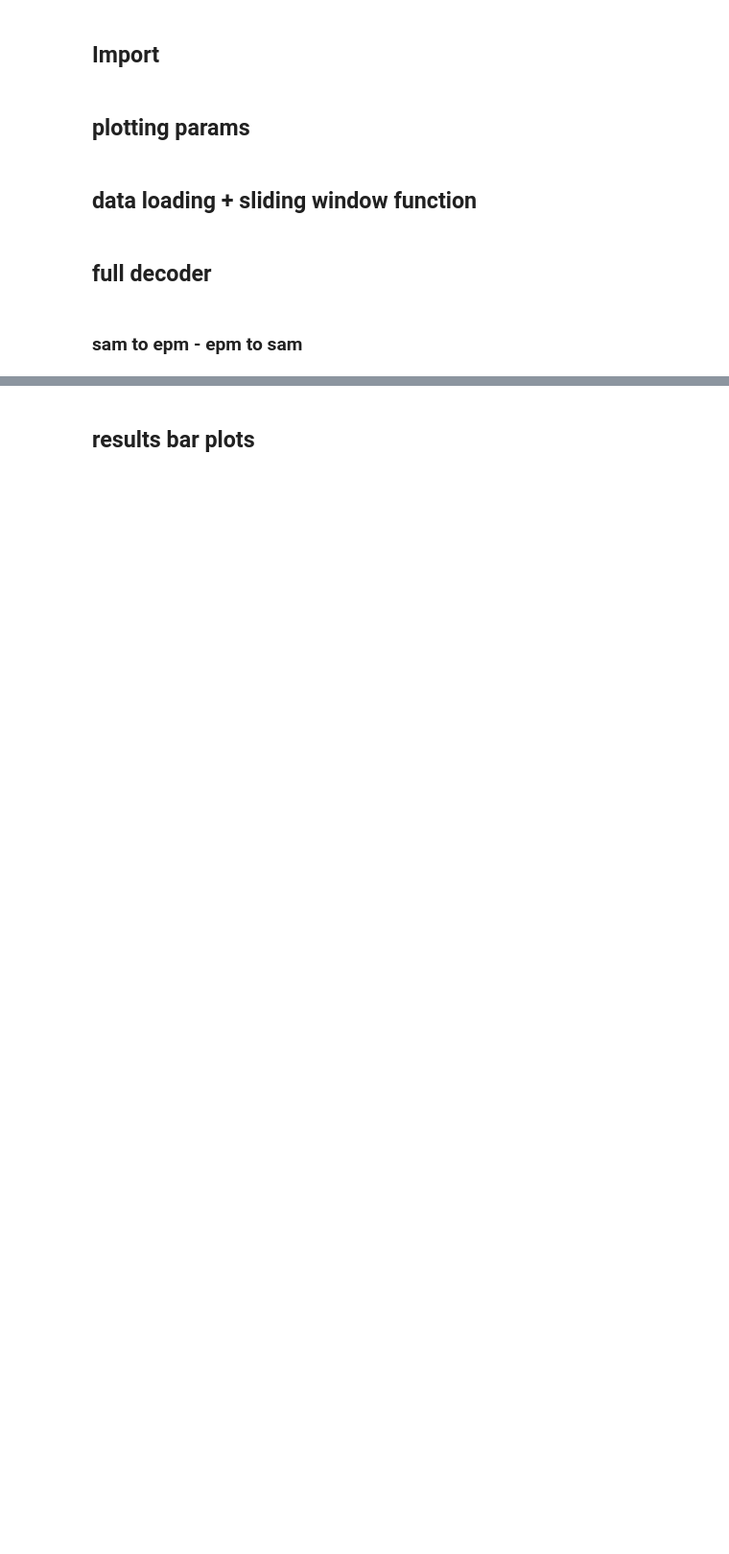
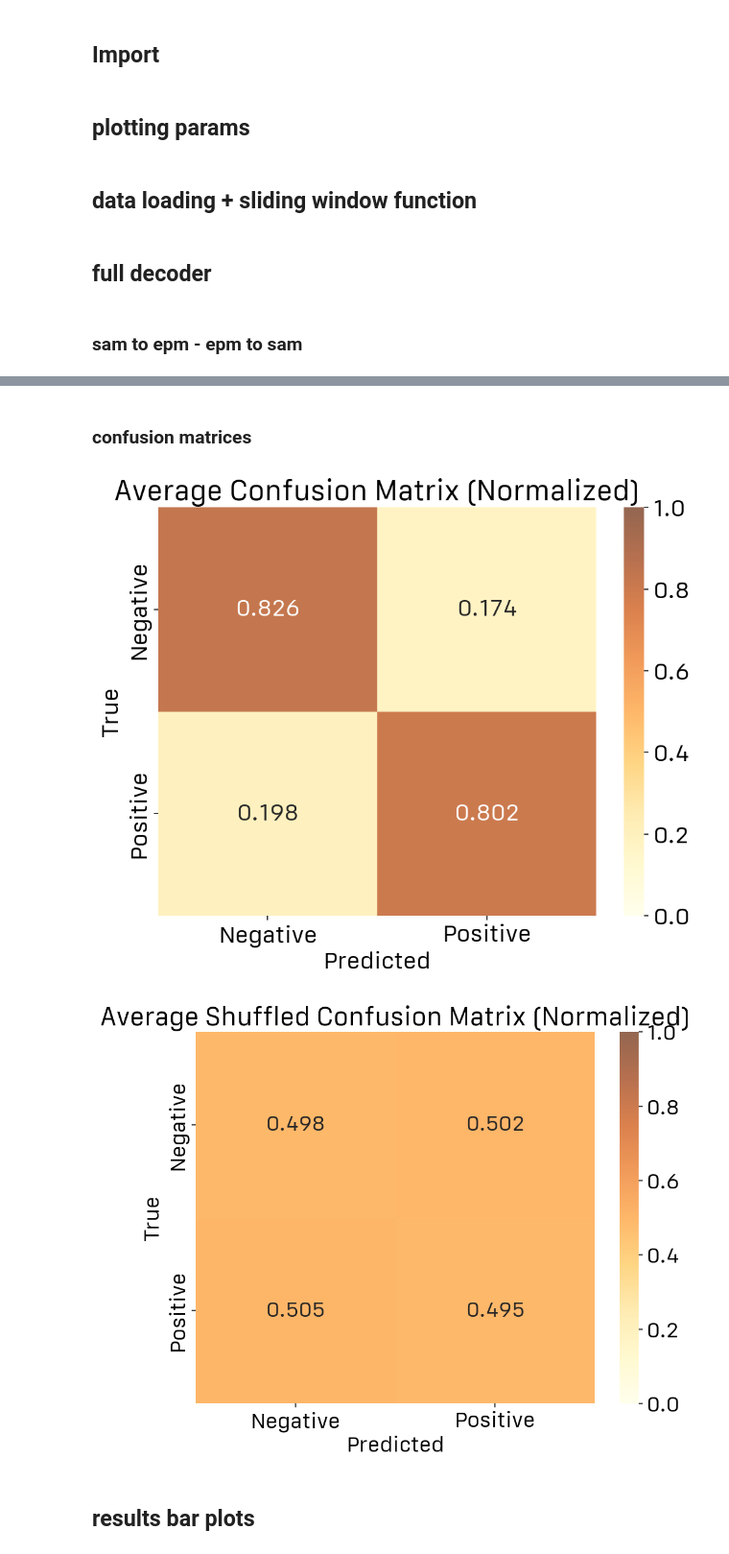
Before and after one commit to Ossamaghenissa/anxiety-astroBLA-paper, a Jupyter notebook: anxiety_decoder_astro.ipynb, the cells around one changed output, grey strips where cells are left out. Shown at 96% size. Cells and saved outputs as stored; diff of their text form; code cells hidden in the pictures; blank space fills up the shorter version.

```diff
--- a/anxiety_decoder_astro.ipynb
+++ b/anxiety_decoder_astro.ipynb
@@ -242,3 +200,26 @@ Repeat 2/10
+# %% [markdown]
+### confusion matrices
+# %%
+# Plot confusion matrices
+plt.figure(figsize=(8, 6))
+sns.heatmap(average_cm, annot=True, fmt='.3f', cmap='YlOrBr', alpha=0.7, vmin=0, vmax=1,
+            xticklabels=['Negative', 'Positive'], yticklabels=['Negative', 'Positive'])
+plt.xlabel('Predicted')
+plt.ylabel('True')
+plt.title('Average Confusion Matrix (Normalized)')
+# plt.savefig('/Users/ossamaghenissa/Desktop/CMRlabproject/fiberphotometry/decoder/EPMtoSAM_CM.pdf', format='pdf')
+plt.show()
+
+plt.figure(figsize=(8, 6))
+sns.heatmap(shuffled_average_cm, annot=True, fmt='.3f', cmap='YlOrBr', alpha=0.7, vmin=0, vmax=1,
+            xticklabels=['Negative', 'Positive'], yticklabels=['Negative', 'Positive'])
+plt.xlabel('Predicted')
+plt.ylabel('True')
+plt.title('Average Shuffled Confusion Matrix (Normalized)')
+plt.show()
+# %% [output]
+[figure, added]
+[figure, added]
 # %% [markdown]
 ## results bar plots
 # %%
```
Also changed, not shown: parts of 18 cells of this notebook, 2 other files.
